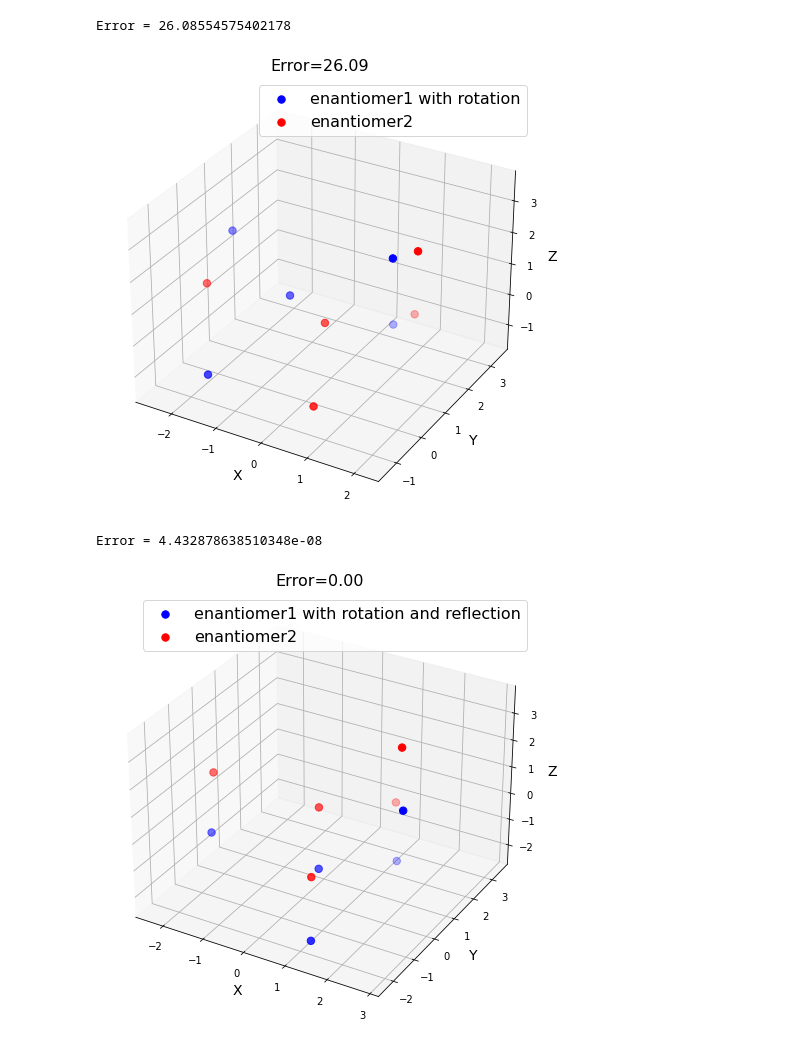
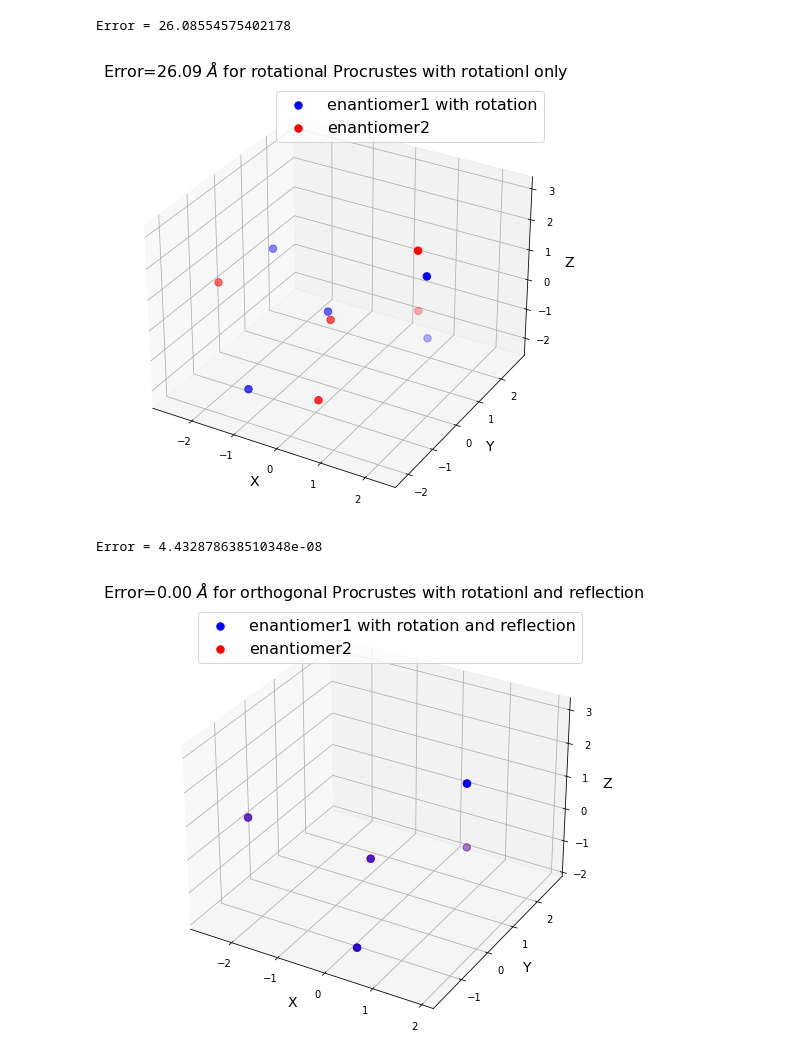
Before and after one commit to theochem/procrustes, a Jupyter notebook: docs/notebooks/Chirality_Check.ipynb, the cells around one changed output. Saved outputs shown, nothing was run; the diff lists cells and outputs as text; code cells hidden in the pictures.

Commit message:
Fix plotting problem
The plotting now gives the right coordinates.

```diff
--- a/docs/notebooks/Chirality_Check.ipynb
+++ b/docs/notebooks/Chirality_Check.ipynb
@@ -89,20 +89,20 @@ def plot_atom_coordinates(coords1, coords2,
     plt.show()
 # %%
 # rotated coordinates
-a_rot = np.dot(a, result_rot.t)
+a_rot = np.dot(result_rot.new_a, result_rot.t)
 
 # plot coordinates with only rotation
-plot_atom_coordinates(a_rot, b,
+plot_atom_coordinates(a_rot, result_rot.new_b,
                       figsize=(8, 6),
                       fontsize_label=14,
                       fontsize_title=16,
                       fontsize_legend=16,
                       label1="enantiomer1 with rotation",
                       label2="enantiomer2",
-                      title="Error={:0.2f}".format(result_rot.error),
+                      title="Error={:0.2f} $\AA$ for rotational Procrustes with rotationl only".format(result_rot.error),
                       figfile=None)
 # %% [output]
-[figure, old version]
+[figure, new version]
 # %%
 # orthogonal Procrustes on a & b coordinates
 result_ortho = orthogonal(a, b, translate=True, scale=False)
@@ -111,17 +111,17 @@ print("Error =", result_ortho.error)
 Error = 4.432878638510348e-08
 # %%
 # rotated and refelction coordinates
-a_ortho = np.dot(a, result_ortho.t)
+a_ortho = np.dot(result_ortho.new_a, result_ortho.t)
 
 # plot coordinates with only rotation
-plot_atom_coordinates(a_ortho, b,
+plot_atom_coordinates(a_ortho, result_ortho.new_b,
                       figsize=(8, 6),
                       fontsize_label=14,
                       fontsize_title=16,
                       fontsize_legend=16,
                       label1="enantiomer1 with rotation and reflection",
                       label2="enantiomer2",
-                      title="Error={:0.2f}".format(result_ortho.error),
+                      title="Error={:0.2f} $\AA$ for orthogonal Procrustes with rotationl and reflection".format(result_ortho.error),
                       figfile=None)
 # %% [output]
-[figure, old version]
+[figure, new version]
```
